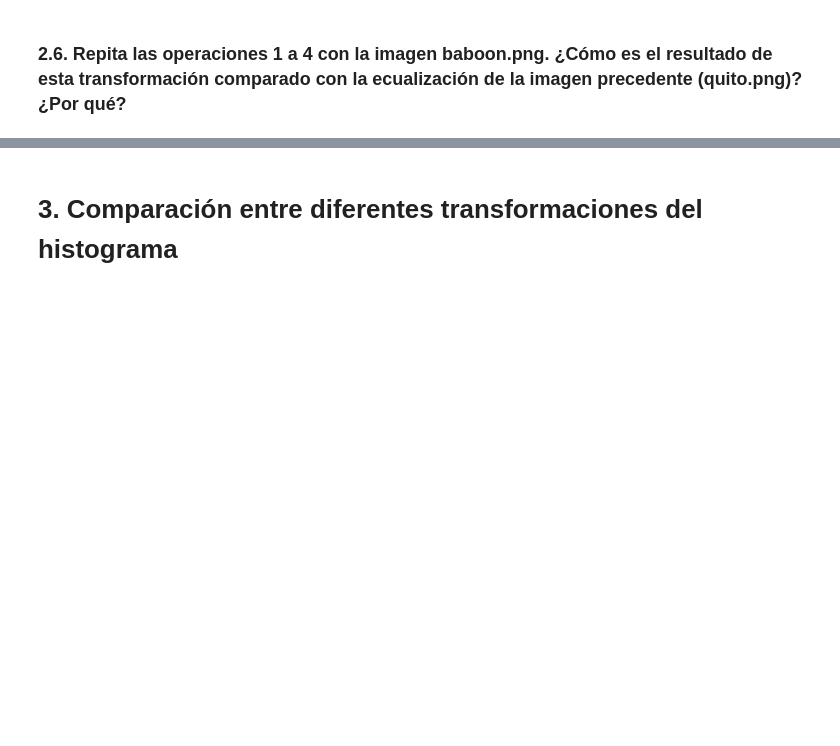
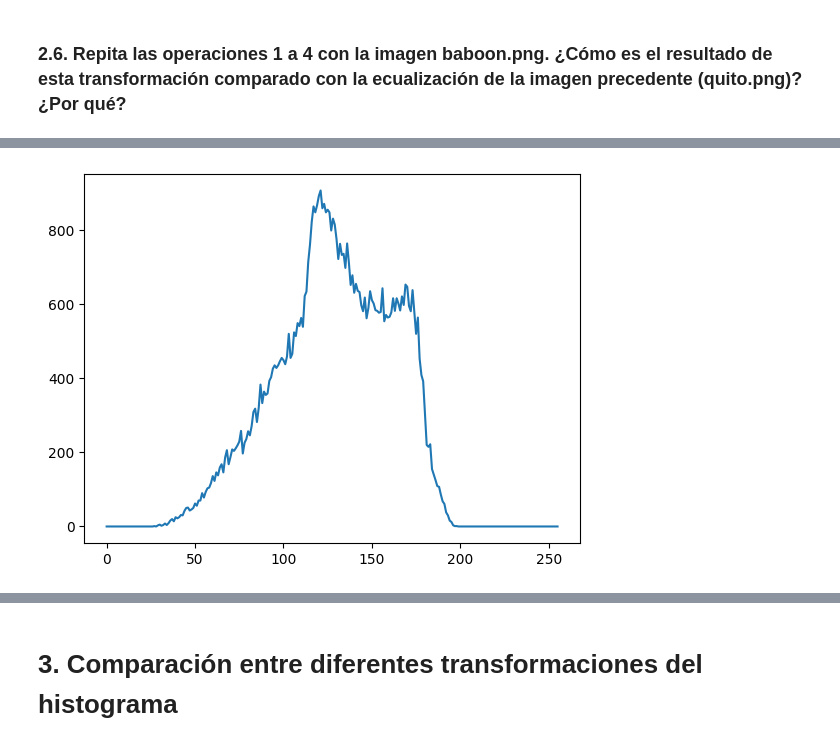
Before and after one commit to DavidTobonIBIO/talleres-imagenes-y-vision, a Jupyter notebook: Taller_2/Taller2.ipynb, the cells around one changed output, grey strips where cells are left out. Drawn from its saved outputs; the diff is of its cells as text; code cells hidden in the pictures; blank space fills up the shorter version.

```diff
--- a/Taller_2/Taller2.ipynb
+++ b/Taller_2/Taller2.ipynb
@@ -206,0 +219,6 @@ plt.show()
+# %%
+baboon_hist = get_histogram(baboon_img)
+plt.plot(baboon_hist)
+plt.show()
+# %% [output]
+[figure, added]
```
Also changed, not shown: parts of 8 cells of this notebook, 2 other files.
